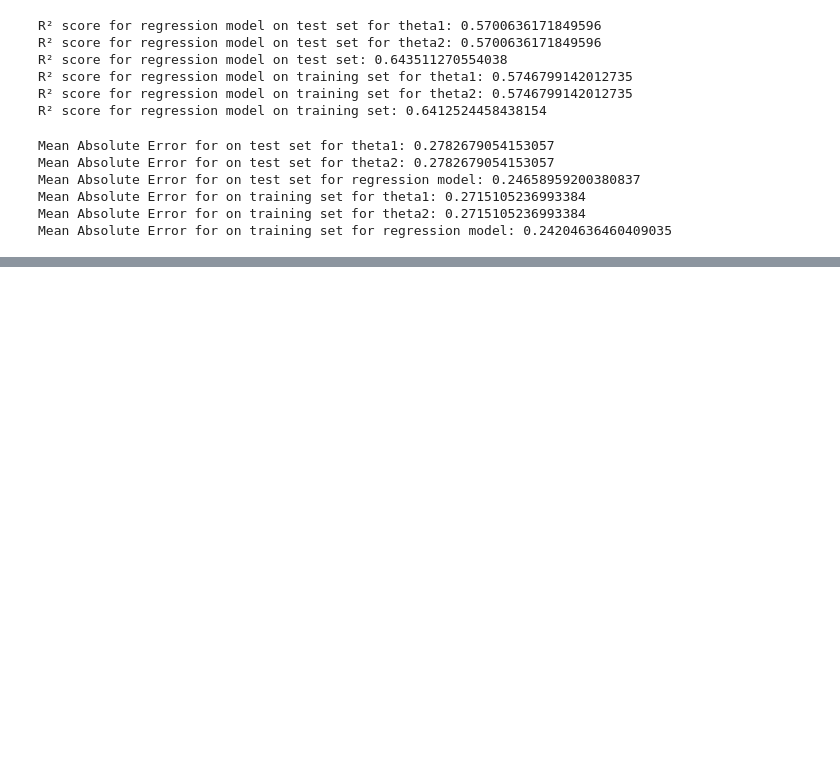
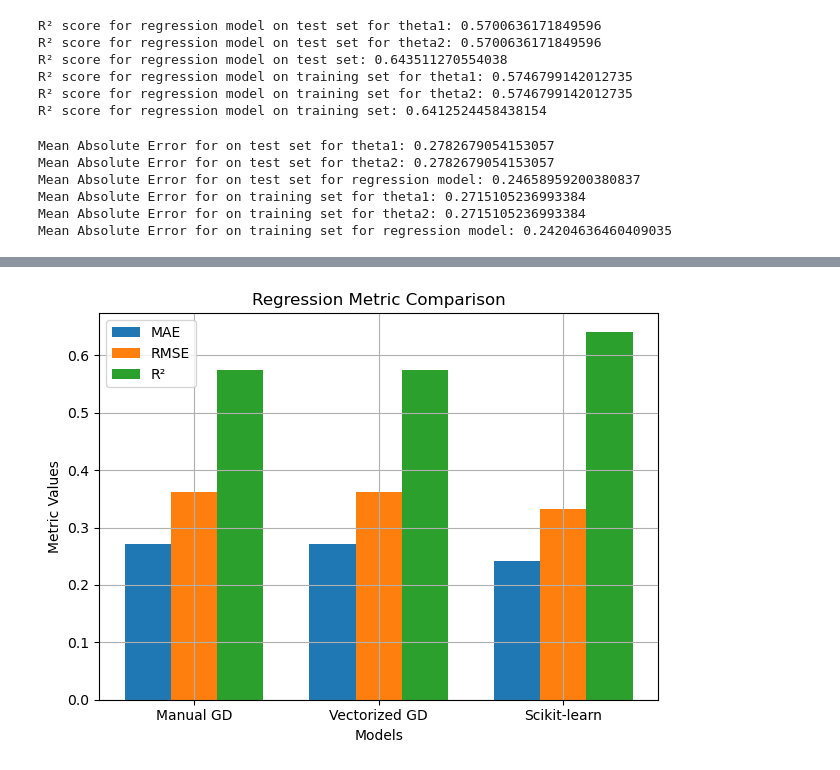
Before and after one commit to adityaamehra/24095005_CSOC_IG, a Jupyter notebook: Prerequisites/main.ipynb, the cells around one changed output, grey strips where cells are left out. Cells and saved outputs as stored; diff of their text form; code cells hidden in the pictures; blank space fills up the shorter version.

```diff
--- a/Prerequisites/main.ipynb
+++ b/Prerequisites/main.ipynb
@@ -221,0 +309,25 @@ Mean Squared Error for on training set for regression model: 0.11096932859047169
+# %%
+models = ['Manual GD', 'Vectorized GD', 'Scikit-learn']
+mae = [mean_absolute_error(y_train,y_train_pred1), mean_absolute_error(y_train,y_train_pred2), mean_absolute_error(y_train,reg.predict(x_train))]
+rmse = [np.sqrt(mean_squared_error(y_train,y_train_pred1)), np.sqrt(mean_squared_error(y_train,y_train_pred2)), np.sqrt(mean_squared_error(y_train,reg.predict(x_train)))]
+r2 = [r2_score(y_train,y_train_pred1), r2_score(y_train,y_train_pred2), r2_score(y_train,reg.predict(x_train))]
+
+x = np.arange(len(models))
+width = 0.25
+
+fig, ax = plt.subplots()
+ax.bar(x - width, mae, width, label='MAE')
+ax.bar(x, rmse, width, label='RMSE')
+ax.bar(x + width, r2, width, label='R²')
+
+ax.set_xlabel('Models')
+ax.set_ylabel('Metric Values')
+ax.set_title('Regression Metric Comparison')
+ax.set_xticks(x)
+ax.set_xticklabels(models)
+ax.legend()
+plt.grid(True)
+plt.tight_layout()
+plt.show()
+# %% [output]
+[figure, added]
```
Also changed, not shown: parts of 12 cells of this notebook, 3 other files.
